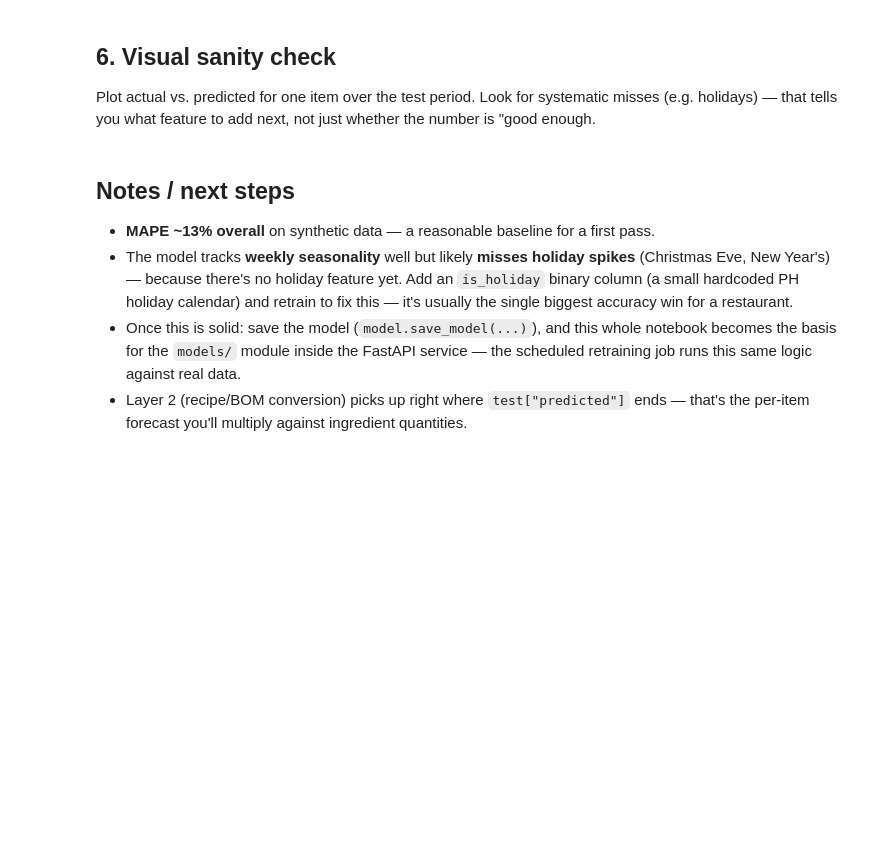
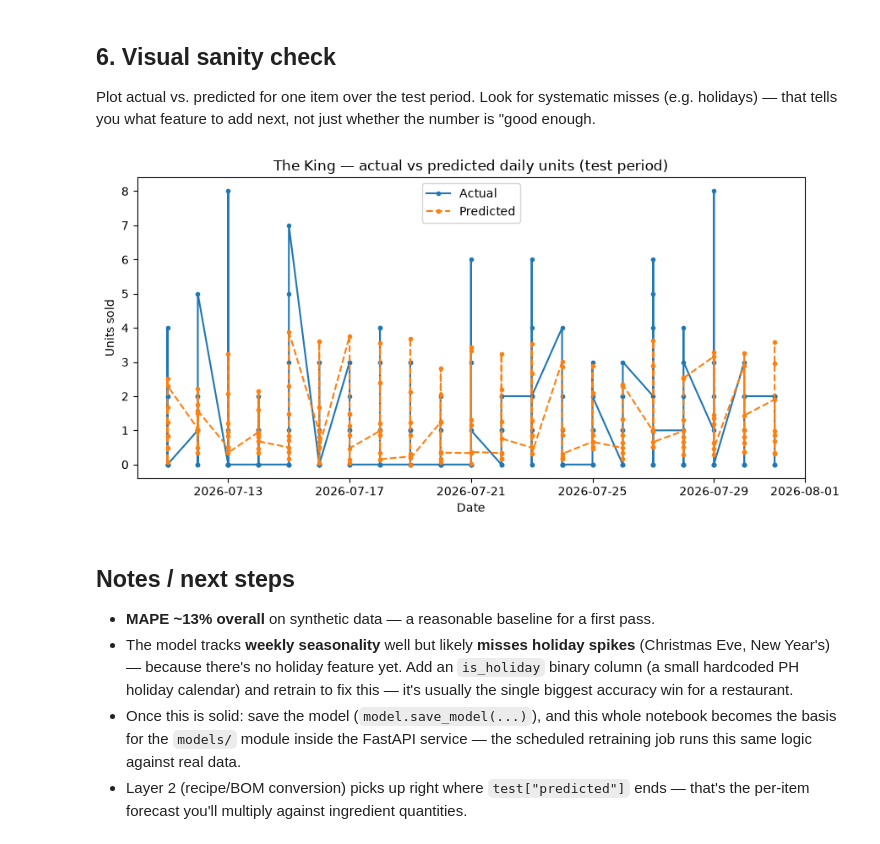
Before and after one commit to Reyal335/Monga-Sales-Forecasting-and-Analytics-App, a Jupyter notebook: ml/restaurant_demand_forecast_prototype.ipynb, the cells around one changed output. Cells and saved outputs as stored; diff of their text form; code cells hidden in the pictures; blank space fills up the shorter version.

Commit message:
model trained -> tuning

```diff
--- a/ml/restaurant_demand_forecast_prototype.ipynb
+++ b/ml/restaurant_demand_forecast_prototype.ipynb
@@ -96,0 +42,15 @@ daily_revenue.plot(figsize=(10, 4), title="Total daily revenue (synthetic)")
+# %%
+try:
+    df = pd.read_sql(query, con=engine)
+    print(f"Successfully loaded {len(df)} rows.")
+
+    # index=False prevents pandas from writing a row-number column into the CSV
+    output_file = "extracted_data.csv"
+    df.to_csv(output_file, index=False, encoding='utf-8')
+    print(f"Data successfully saved to {output_file}")
+except Exception as e:
+    print(f"An error occurred: {e}")
+
+finally:
+    # 6. Dispose of the engine connection pool
+    engine.dispose()
@@ -133,15 +99,20 @@ especially for lower-volume items with less history each.
 # %%
 import lightgbm as lgb
 
-FEATURES = ["item_id_cat", "day_of_week", "is_weekend", "month", "day_index",
-            "lag_1", "lag_7", "lag_14", "rolling_mean_7"]
-TARGET = "units_sold"
+cutoff_date = datetime.date(2026, 7, 1)
+df["item_id"] = df["item_id"].astype("category")
+df["store_id"] = df["store_id"].astype("category")
+df["category"] = df["category"].astype("category")
+
+FEATURES = ["item_id", "store_id", "category", "day_of_week", "is_weekend", "month",
+            "lag_1", "lag_7", "lag_14", "rolling_mean_7", "is_payday"]
+TARGET = "quantity"
 
 cutoff_date = df["date"].max() - pd.Timedelta(days=21)
 train = df[df["date"] <= cutoff_date]
 test = df[df["date"] > cutoff_date].copy()
 
-train_set = lgb.Dataset(train[FEATURES], label=train[TARGET], categorical_feature=["item_id_cat"])
+train_set = lgb.Dataset(train[FEATURES], label=train[TARGET], categorical_feature=["item_id", "store_id", "category"])
 params = {"objective": "regression", "metric": "mae", "learning_rate": 0.05, "num_leaves": 31, "verbose": -1}
 model = lgb.train(params, train_set, num_boost_round=300)
 # %% [markdown]
@@ -169,15 +160,17 @@ not just whether the number is "good enough.
 # %%
 import matplotlib.pyplot as plt
 
-item = "Chicken Adobo"  # try swapping this for any item_name in the menu
+item = "The King"  # try swapping this for any item_name in the menu
 sub = test[test["item_name"] == item].sort_values("date")
 
 plt.figure(figsize=(9, 4.5))
-plt.plot(sub["date"], sub["units_sold"], label="Actual", marker="o", markersize=3)
+plt.plot(sub["date"], sub["quantity"], label="Actual", marker="o", markersize=3)
 plt.plot(sub["date"], sub["predicted"], label="Predicted", linestyle="--", marker="o", markersize=3)
 plt.title(f"{item} — actual vs predicted daily units (test period)")
 plt.xlabel("Date"); plt.ylabel("Units sold"); plt.legend(); plt.tight_layout()
 plt.show()
+# %% [output]
+[figure, added]
 # %% [markdown]
 ## Notes / next steps
 
```
Also changed, not shown: parts of 10 cells of this notebook, 2 other files.
